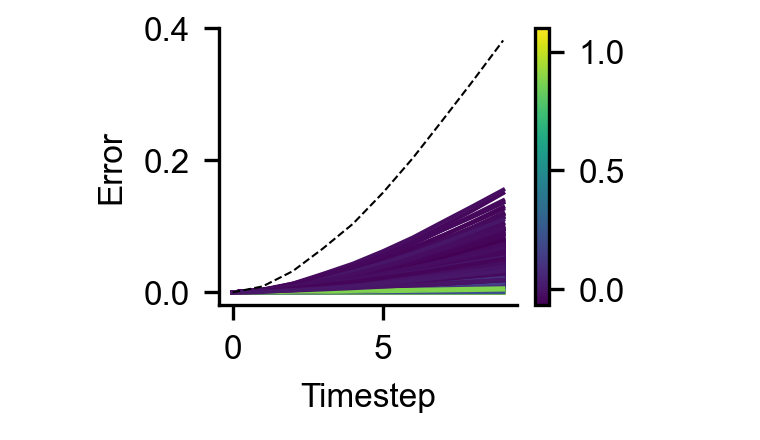
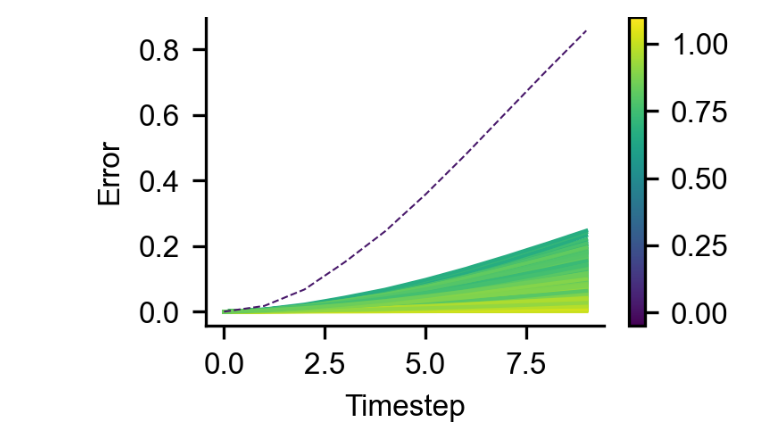
Before and after one commit to bioAI-Oslo/GridsWithoutPI, a Jupyter notebook: prune_rnn.ipynb, the cells around one changed output. Saved outputs shown, nothing was run; the diff lists cells and outputs as text; code cells hidden in the pictures.

```diff
--- a/prune_rnn.ipynb
+++ b/prune_rnn.ipynb
@@ -32,7 +32,7 @@ ratemaps = scipy.stats.binned_statistic_2d(rt[...,0].ravel().numpy(), rt[...,1].
 # %%
 grid_scores = np.array([sm.gridness(ratemaps[i]) for i in range(len(ratemaps))])
 
-cutoff = 0
+cutoff = 0.15
 low_gs_mask  = grid_scores < cutoff
 high_gs_mask = grid_scores > cutoff
 
@@ -75,5 +77,10 @@ def get_color(values):
 # set indices
 high_gc_inds = np.arange(model.ng)[high_gs_mask] # select indices of high GS units
 all_inds = np.arange(model.ng) # all_inds :)
+# %%
+# prune low GS units
+low_gs_color = get_color(grid_scores[low_gs_mask])
+low_gs_prune_v = model.prune_forward(inputs, v_mask = torch.tensor(~low_gs_mask))
+low_gs_error = torch.mean(torch.sum((torch.tensor(label_g) - low_gs_prune_v)**2, axis = -1), axis = 0)
 # %%
 # prune only high GS units
@@ -108,10 +106,0 @@ plt.show()
-# %%
-errors = np.array(errors)
-mean_scores = np.array(mean_scores)
-# for i in range(1, errors.shape[-1], 1):
-#     coeff = np.corrcoef(errors[:,i],mean_scores)[0,1]
-#     plt.plot(i, coeff, "o")
-
-# plt.ylim(-1, 0)
-for i in range(errors.shape[-1]):
-    plt.plot(mean_scores[i]*np.ones(errors.shape[0]), errors[:,i], "o")
@@ -120,20 +107,26 @@ for i in range(errors.shape[-1]):
 # %%
+errors = []
+mean_scores = []
+plt.figure(figsize=(2.4,1.5))
+
 # Prune random selection (including low GS units)
 for i in range(1000):
     # select randomly from all units
     prune_mask = np.ones(model.ng).astype("float32")
     prune_inds = np.random.choice(all_inds, size = low_gs_mask.sum(), replace = False)
     prune_mask[prune_inds] = 0
     g_prune_v = model.prune_forward(inputs, v_mask = torch.tensor(prune_mask))
     error = torch.mean(torch.sum((torch.tensor(label_g) - g_prune_v)**2, axis = -1), axis = 0)
     # plot color as function of grid score in selection
     color = get_color(grid_scores[prune_inds])
     plt.plot(error.detach().numpy(), color = color)
+    errors.append(error.detach().numpy())
+    mean_scores.append(np.mean(grid_scores[prune_inds]))
 
-plt.plot(low_gs_error.detach().numpy(), "--k", linewidth = 0.5)
+plt.plot(low_gs_error.detach().numpy(), "--", color = low_gs_color, linewidth = 0.5)
 plt.colorbar(grid_score_mappable, ax = plt.gca())
 plt.xlabel("Timestep")
 plt.ylabel("Error")
-plt.show()
+plt.savefig("./figures/prune_all")
 # %% [output]
-[figure, old version]
+[figure, new version]
```
Also changed, not shown: parts of 12 cells of this notebook.
